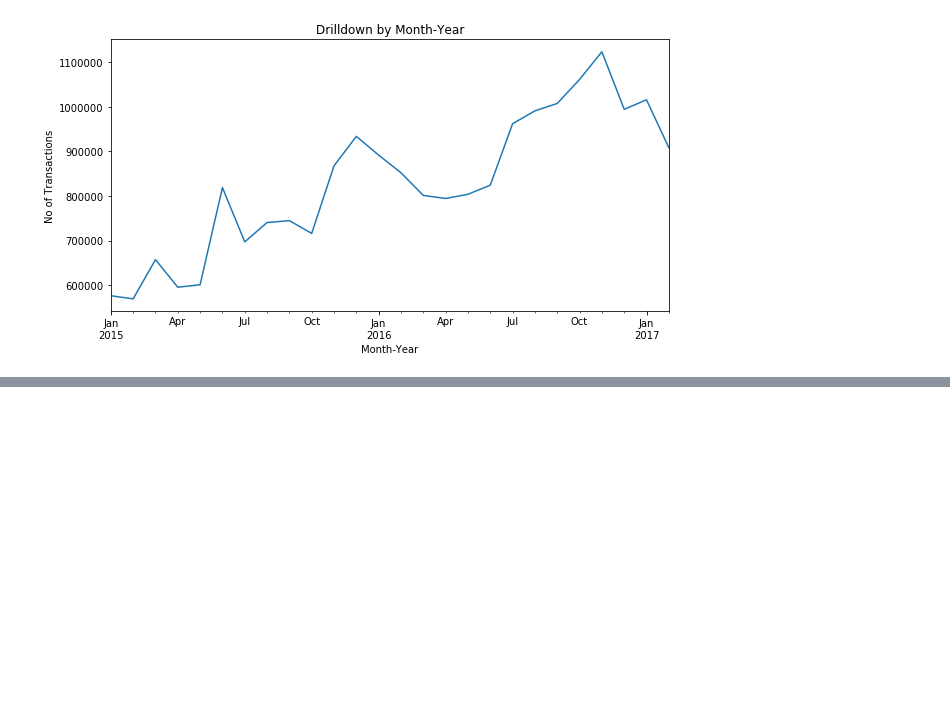
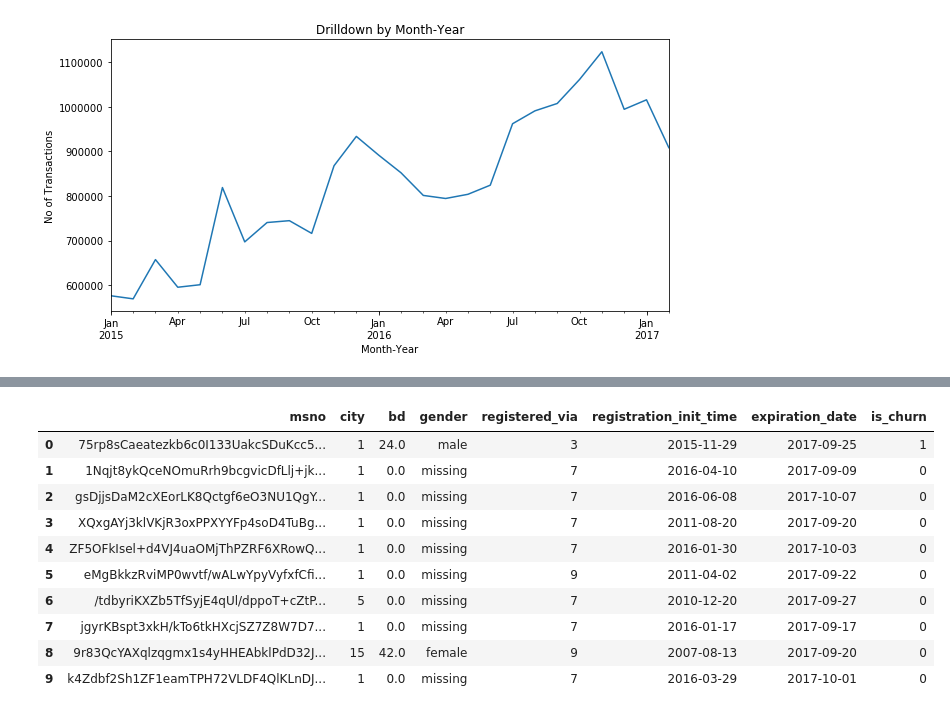
Before and after one commit to olaoluthomas/WSDM_kkbox, a Jupyter notebook: descriptive_data_discovery.ipynb, the cells around one changed output, grey strips where cells are left out. Drawn from its saved outputs; the diff is of its cells as text; code cells hidden in the pictures; blank space fills up the shorter version.

```diff
--- a/descriptive_data_discovery.ipynb
+++ b/descriptive_data_discovery.ipynb
@@ -629,0 +671,14 @@ plt.show()
+# %%
+merged_data.head(10)
+# %% [output]
+|  | msno | city | bd | gender | registered_via | registration_init_time | expiration_date | is_churn |
+| 0 | 75rp8sCaeatezkb6c0I133UakcSDuKcc5... | 1 | 24.0 | male | 3 | 2015-11-29 | 2017-09-25 | 1 |
+| 1 | 1Nqjt8ykQceNOmuRrh9bcgvicDfLlj+jk... | 1 | 0.0 | missing | 7 | 2016-04-10 | 2017-09-09 | 0 |
+| 2 | gsDjjsDaM2cXEorLK8Qctgf6eO3NU1QgY... | 1 | 0.0 | missing | 7 | 2016-06-08 | 2017-10-07 | 0 |
+| 3 | XQxgAYj3klVKjR3oxPPXYYFp4soD4TuBg... | 1 | 0.0 | missing | 7 | 2011-08-20 | 2017-09-20 | 0 |
+| 4 | ZF5OFkIsel+d4VJ4uaOMjThPZRF6XRowQ... | 1 | 0.0 | missing | 7 | 2016-01-30 | 2017-10-03 | 0 |
+| 5 | eMgBkkzRviMP0wvtf/wALwYpyVyfxfCfi... | 1 | 0.0 | missing | 9 | 2011-04-02 | 2017-09-22 | 0 |
+| 6 | /tdbyriKXZb5TfSyjE4qUl/dppoT+cZtP... | 5 | 0.0 | missing | 7 | 2010-12-20 | 2017-09-27 | 0 |
+| 7 | jgyrKBspt3xkH/kTo6tkHXcjSZ7Z8W7D7... | 1 | 0.0 | missing | 7 | 2016-01-17 | 2017-09-17 | 0 |
+| 8 | 9r83QcYAXqlzqgmx1s4yHHEAbklPdD32J... | 15 | 42.0 | female | 9 | 2007-08-13 | 2017-09-20 | 0 |
+| 9 | k4Zdbf2Sh1ZF1eamTPH72VLDF4QlKLnDJ... | 1 | 0.0 | missing | 7 | 2016-03-29 | 2017-10-01 | 0 |
```
Also changed, not shown: parts of 14 cells of this notebook.
